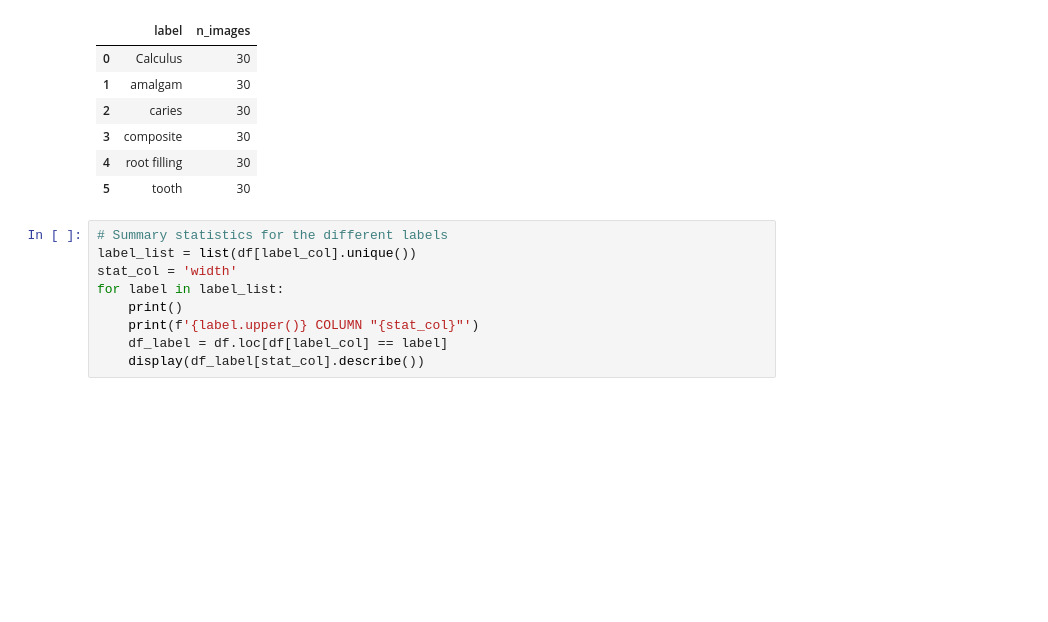
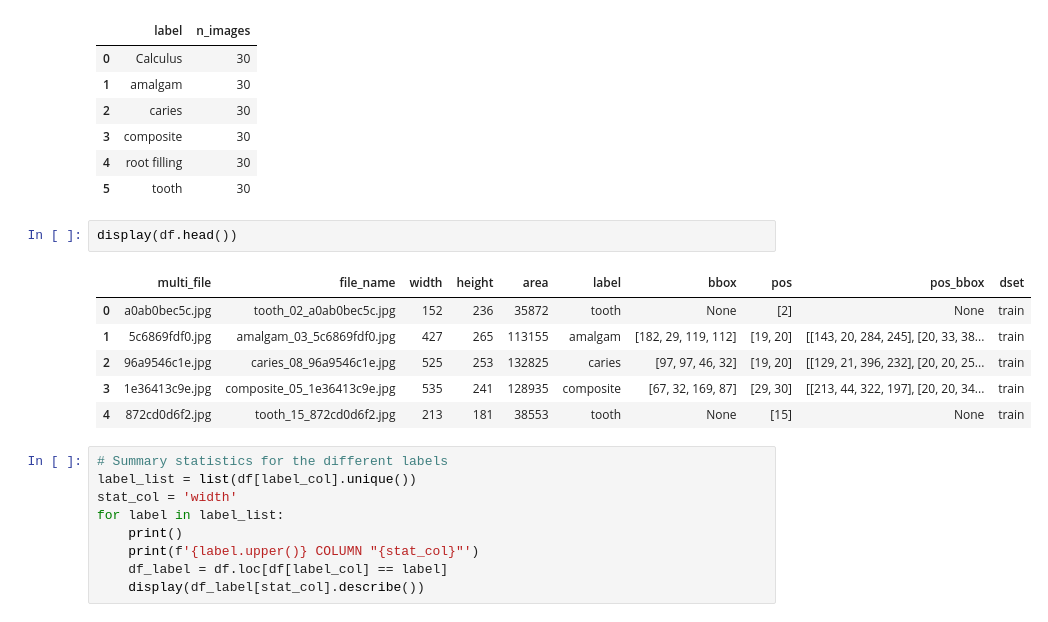
Before and after one commit to ccb-hms/computervision, a Jupyter notebook: notebooks/classification/04_augmentation.ipynb, the cells around one changed output. Cells and saved outputs as stored; diff of their text form; blank space fills up the shorter version.

```diff
--- a/notebooks/classification/04_augmentation.ipynb
+++ b/notebooks/classification/04_augmentation.ipynb
@@ -113,6 +128,15 @@ for dset in ['train', 'val', 'test']:
 | 3 | composite | 30 |
 | 4 | root filling | 30 |
 | 5 | tooth | 30 |
+# %%
+display(df.head())
+# %% [output]
+|  | multi_file | file_name | width | height | area | label | bbox | pos | pos_bbox | dset |
+| 0 | a0ab0bec5c.jpg | tooth_02_a0ab0bec5c.jpg | 152 | 236 | 35872 | tooth | None | [2] | None | train |
+| 1 | 5c6869fdf0.jpg | amalgam_03_5c6869fdf0.jpg | 427 | 265 | 113155 | amalgam | [182, 29, 119, 112] | [19, 20] | [[143, 20, 284, 245], [20, 33, 38... | train |
+| 2 | 96a9546c1e.jpg | caries_08_96a9546c1e.jpg | 525 | 253 | 132825 | caries | [97, 97, 46, 32] | [19, 20] | [[129, 21, 396, 232], [20, 20, 25... | train |
+| 3 | 1e36413c9e.jpg | composite_05_1e36413c9e.jpg | 535 | 241 | 128935 | composite | [67, 32, 169, 87] | [29, 30] | [[213, 44, 322, 197], [20, 20, 34... | train |
+| 4 | 872cd0d6f2.jpg | tooth_15_872cd0d6f2.jpg | 213 | 181 | 38553 | tooth | None | [15] | None | train |
 # %%
 # Summary statistics for the different labels
 label_list = list(df[label_col].unique())
```
Also changed, not shown: parts of 5 cells of this notebook, 6 other files.
